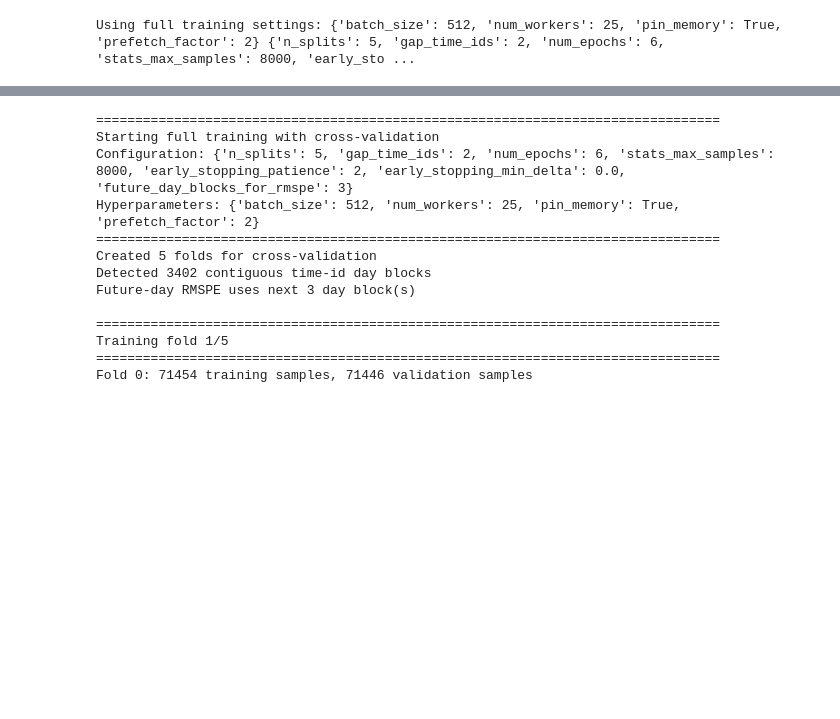
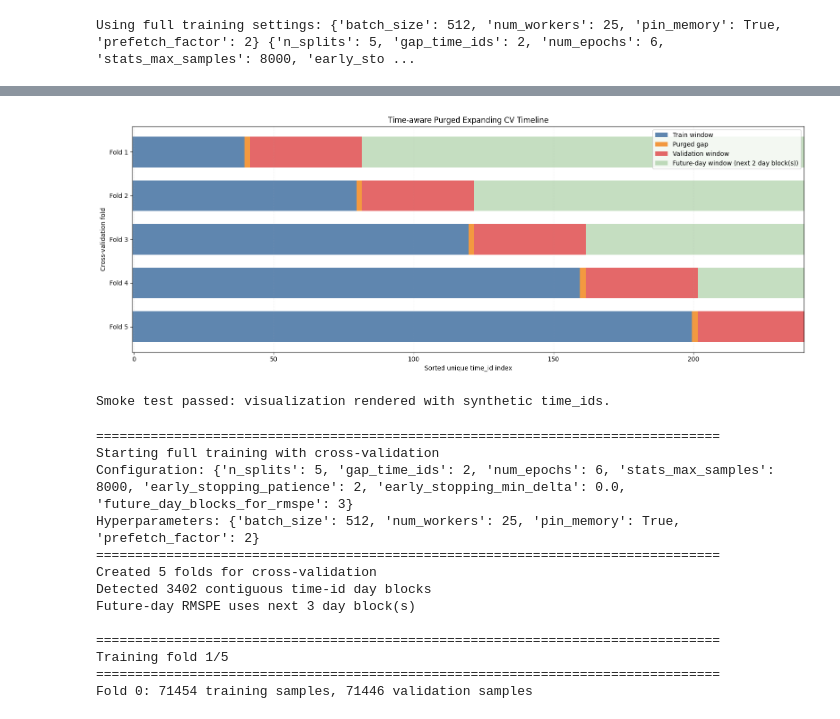
Before and after one commit to MarkDeng86/VolatilityPredictionDeepLearning, a Jupyter notebook: ImageModel.ipynb, the cells around one changed output, grey strips where cells are left out. Drawn from its saved outputs; the diff is of its cells as text; code cells hidden in the pictures; blank space fills up the shorter version.

```diff
--- a/ImageModel.ipynb
+++ b/ImageModel.ipynb
@@ -597,3 +737,22 @@ def train_one_fold(fold_id, train_indices, val_indices):
+# %%
+# Smoke test: synthetic timeline for visualization (no dataset/index_df required).
+synthetic_time_ids = np.concatenate([
+    np.arange(0, 80),
+    np.arange(100, 180),
+    np.arange(220, 300),
+]).astype(np.int64)
+
+visualize_time_aware_cv(
+    synthetic_time_ids,
+    n_splits=5,
+    gap_time_ids=2,
+    n_future_days=2,
+)
+
+print('Smoke test passed: visualization rendered with synthetic time_ids.')
+# %% [output]
+[figure, added]
+Smoke test passed: visualization rendered with synthetic time_ids.
 # %%
 def main():
     """Full training loop with fold validation and multi-day future RMSPE evaluation."""
```
Also changed, not shown: parts of 5 cells of this notebook, 1 other file.
